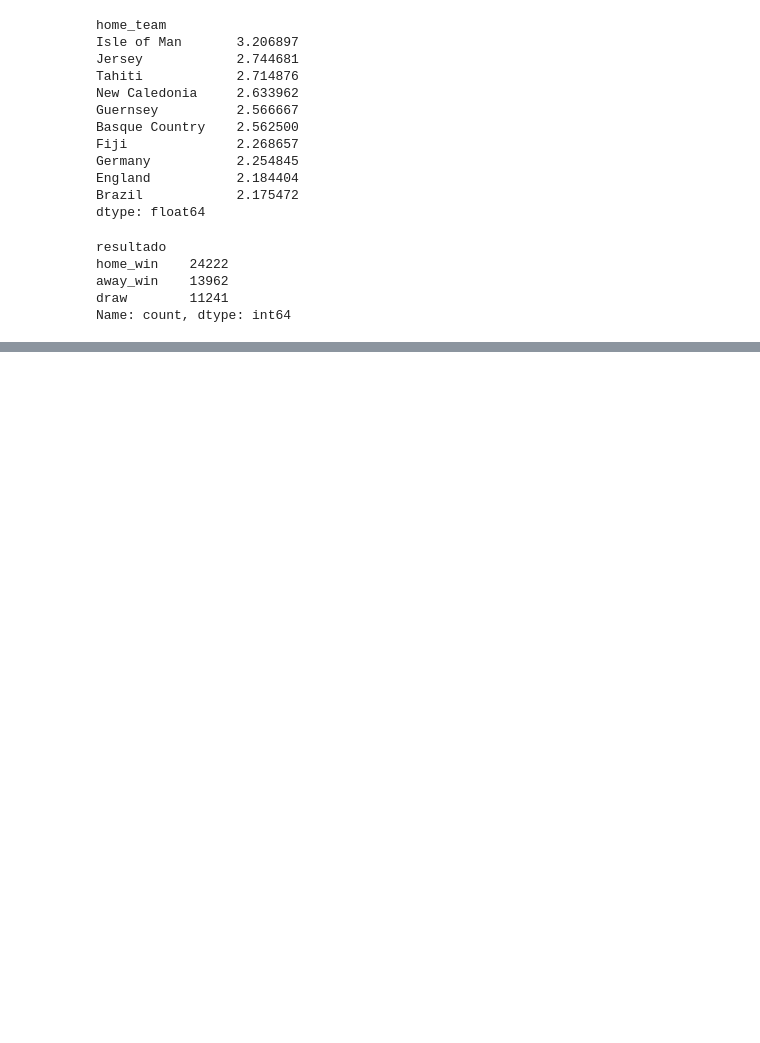
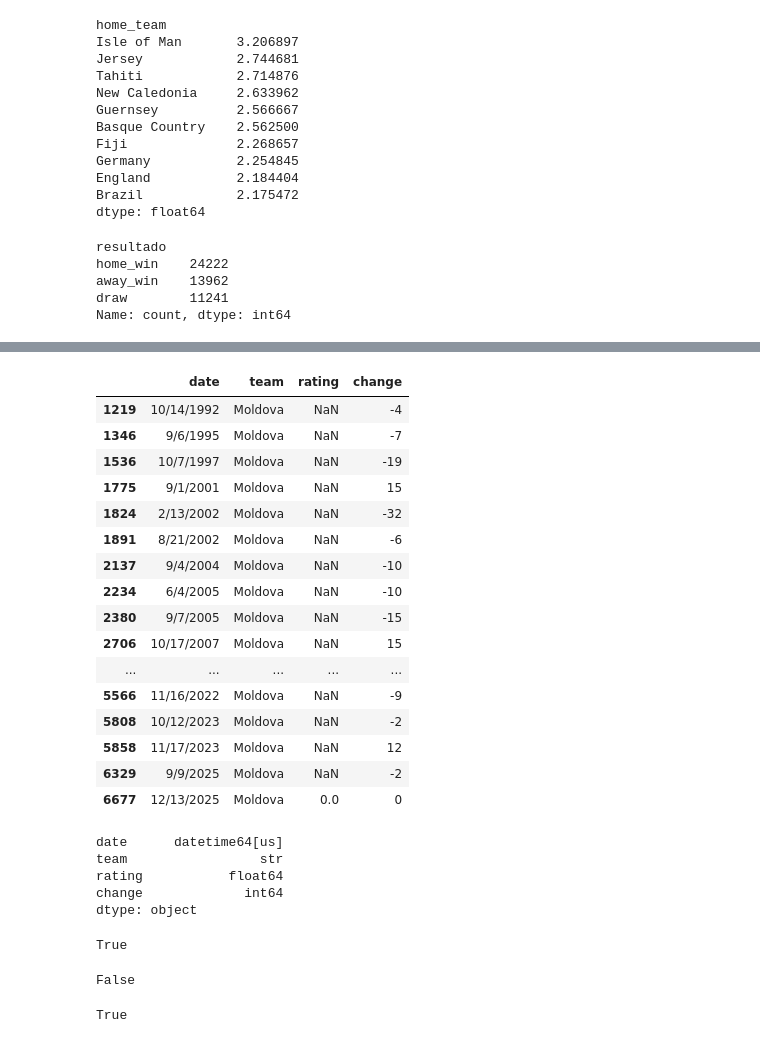
Before and after one commit to MaximilianoPalma03/mundial-predictor, a Jupyter notebook: notebooks/01_exploracion.ipynb, the cells around one changed output, grey strips where cells are left out. Cells and saved outputs as stored; diff of their text form; code cells hidden in the pictures; blank space fills up the shorter version.

```diff
--- a/notebooks/01_exploracion.ipynb
+++ b/notebooks/01_exploracion.ipynb
@@ -208,0 +260,20 @@ Name: count, dtype: int64
+# %%
+df_elo.loc[df_elo['team'] == 'Moldova']
+# %% [output]
+|  | date | team | rating | change |
+| 1219 | 10/14/1992 | Moldova | NaN | -4 |
+| 1346 | 9/6/1995 | Moldova | NaN | -7 |
+| 1536 | 10/7/1997 | Moldova | NaN | -19 |
+| 1775 | 9/1/2001 | Moldova | NaN | 15 |
+| 1824 | 2/13/2002 | Moldova | NaN | -32 |
+| 1891 | 8/21/2002 | Moldova | NaN | -6 |
+| 2137 | 9/4/2004 | Moldova | NaN | -10 |
+| 2234 | 6/4/2005 | Moldova | NaN | -10 |
+| 2380 | 9/7/2005 | Moldova | NaN | -15 |
+| 2706 | 10/17/2007 | Moldova | NaN | 15 |
+| ... | ... | ... | ... | ... |
+| 5566 | 11/16/2022 | Moldova | NaN | -9 |
+| 5808 | 10/12/2023 | Moldova | NaN | -2 |
+| 5858 | 11/17/2023 | Moldova | NaN | 12 |
+| 6329 | 9/9/2025 | Moldova | NaN | -2 |
+| 6677 | 12/13/2025 | Moldova | 0.0 | 0 |
@@ -208,0 +282,16 @@ Name: count, dtype: int64
+# %%
+df_elo.dtypes
+# %% [output]
+date      datetime64[us]
+team                 str
+rating           float64
+change             int64
+dtype: object
+# %%
+df_elo['date'].is_monotonic_increasing
+# %% [output]
+True
+# %%
+df_historico['date'].is_monotonic_increasing
+# %% [output]
+False
@@ -208,0 +300,4 @@ Name: count, dtype: int64
+# %%
+df_historico['date'].is_monotonic_increasing
+# %% [output]
+True
```
Also changed, not shown: parts of 24 cells of this notebook.
